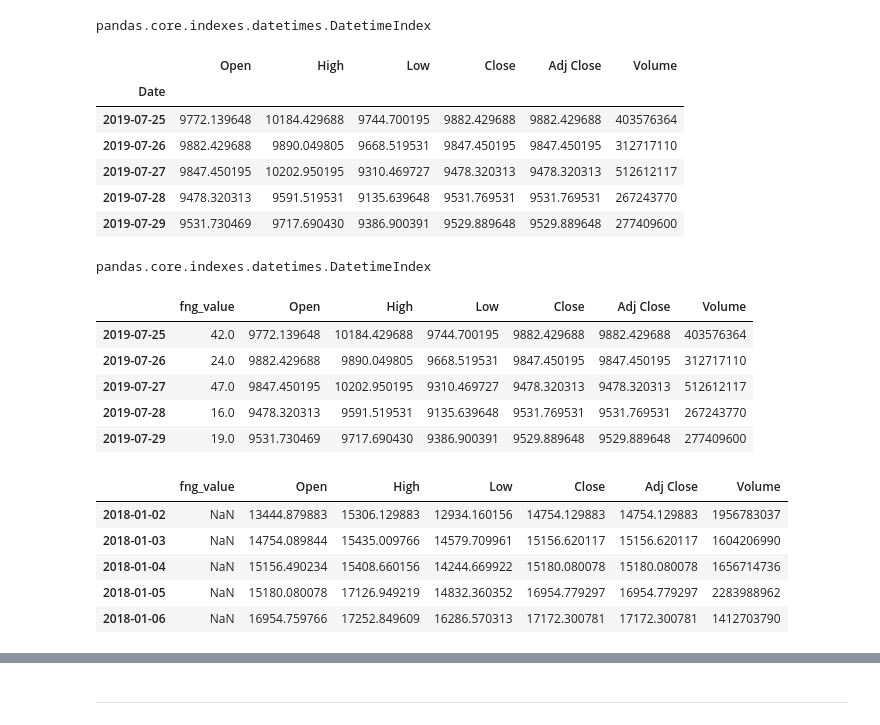
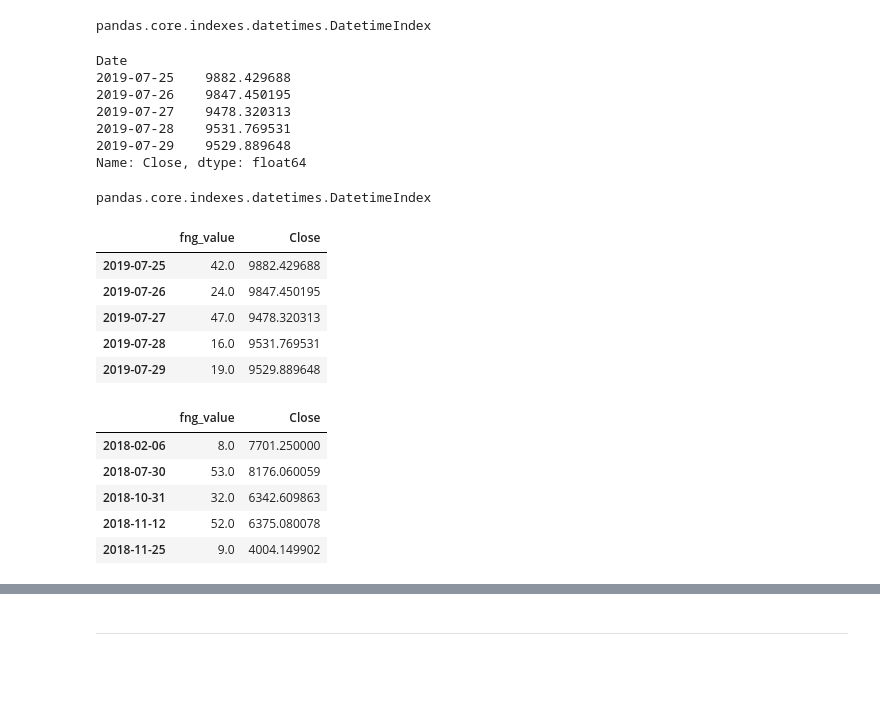
Before and after one commit to ColinNeagle/Deep_learning, a Jupyter notebook: 14-Deep-Learning/Instructions/Starter_Code/lstm_stock_predictor_fng.ipynb, the cells around one changed output, grey strips where cells are left out. Cells and saved outputs as stored; diff of their text form; code cells hidden in the pictures; blank space fills up the shorter version.

```diff
--- a/14-Deep-Learning/Instructions/Starter_Code/lstm_stock_predictor_fng.ipynb
+++ b/14-Deep-Learning/Instructions/Starter_Code/lstm_stock_predictor_fng.ipynb
@@ -58,19 +55,19 @@ type(df.index)
 pandas.core.indexes.datetimes.DatetimeIndex
 # %%
 # Load the historical closing prices for Bitcoin
-df2 = pd.read_csv('btc_historic.csv', index_col="Date", infer_datetime_format=True, parse_dates=True)
+df2 = pd.read_csv('btc_historic.csv', index_col="Date", infer_datetime_format=True, parse_dates=True)['Close']
 df2 = df2.sort_index()
 df2=df2.dropna()
 df2=df2.drop_duplicates()
 df2.tail()
 # %% [output]
-|  | Open | High | Low | Close | Adj Close | Volume |
-| Date |  |  |  |  |  |  |
-| 2019-07-25 | 9772.139648 | 10184.429688 | 9744.700195 | 9882.429688 | 9882.429688 | 403576364 |
-| 2019-07-26 | 9882.429688 | 9890.049805 | 9668.519531 | 9847.450195 | 9847.450195 | 312717110 |
-| 2019-07-27 | 9847.450195 | 10202.950195 | 9310.469727 | 9478.320313 | 9478.320313 | 512612117 |
-| 2019-07-28 | 9478.320313 | 9591.519531 | 9135.639648 | 9531.769531 | 9531.769531 | 267243770 |
-| 2019-07-29 | 9531.730469 | 9717.690430 | 9386.900391 | 9529.889648 | 9529.889648 | 277409600 |
+Date
+2019-07-25    9882.429688
+2019-07-26    9847.450195
+2019-07-27    9478.320313
+2019-07-28    9531.769531
+2019-07-29    9529.889648
+Name: Close, dtype: float64
 # %%
 type(df2.index)
 # %% [output]
@@ -80,21 +77,22 @@ pandas.core.indexes.datetimes.DatetimeIndex
 newdf = pd.concat([df,df2], join="outer", axis="columns")
 newdf.tail()
 # %% [output]
-|  | fng_value | Open | High | Low | Close | Adj Close | Volume |
-| 2019-07-25 | 42.0 | 9772.139648 | 10184.429688 | 9744.700195 | 9882.429688 | 9882.429688 | 403576364 |
-| 2019-07-26 | 24.0 | 9882.429688 | 9890.049805 | 9668.519531 | 9847.450195 | 9847.450195 | 312717110 |
-| 2019-07-27 | 47.0 | 9847.450195 | 10202.950195 | 9310.469727 | 9478.320313 | 9478.320313 | 512612117 |
-| 2019-07-28 | 16.0 | 9478.320313 | 9591.519531 | 9135.639648 | 9531.769531 | 9531.769531 | 267243770 |
-| 2019-07-29 | 19.0 | 9531.730469 | 9717.690430 | 9386.900391 | 9529.889648 | 9529.889648 | 277409600 |
+|  | fng_value | Close |
+| 2019-07-25 | 42.0 | 9882.429688 |
+| 2019-07-26 | 24.0 | 9847.450195 |
+| 2019-07-27 | 47.0 | 9478.320313 |
+| 2019-07-28 | 16.0 | 9531.769531 |
+| 2019-07-29 | 19.0 | 9529.889648 |
 # %%
+newdf.dropna(inplace = True)
 newdf.head()
 # %% [output]
-|  | fng_value | Open | High | Low | Close | Adj Close | Volume |
-| 2018-01-02 | NaN | 13444.879883 | 15306.129883 | 12934.160156 | 14754.129883 | 14754.129883 | 1956783037 |
-| 2018-01-03 | NaN | 14754.089844 | 15435.009766 | 14579.709961 | 15156.620117 | 15156.620117 | 1604206990 |
-| 2018-01-04 | NaN | 15156.490234 | 15408.660156 | 14244.669922 | 15180.080078 | 15180.080078 | 1656714736 |
-| 2018-01-05 | NaN | 15180.080078 | 17126.949219 | 14832.360352 | 16954.779297 | 16954.779297 | 2283988962 |
-| 2018-01-06 | NaN | 16954.759766 | 17252.849609 | 16286.570313 | 17172.300781 | 17172.300781 | 1412703790 |
+|  | fng_value | Close |
+| 2018-02-06 | 8.0 | 7701.250000 |
+| 2018-07-30 | 53.0 | 8176.060059 |
+| 2018-10-31 | 32.0 | 6342.609863 |
+| 2018-11-12 | 52.0 | 6375.080078 |
+| 2018-11-25 | 9.0 | 4004.149902 |
 # %%
 # This function accepts the column number for the features (X) and the target (y)
 # It chunks the data up with a rolling window of Xt-n to predict Xt
```
Also changed, not shown: parts of 12 cells of this notebook.
